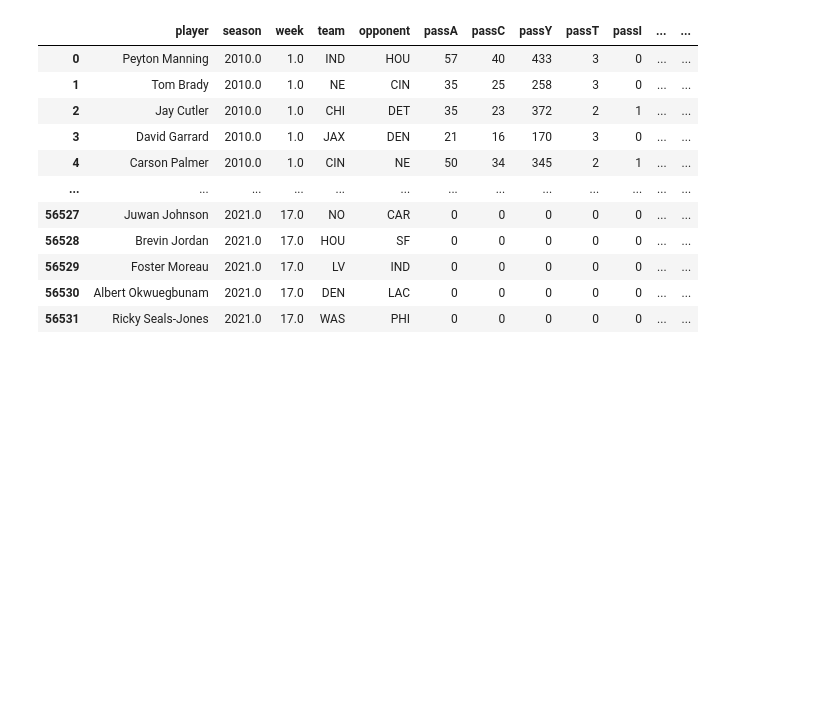
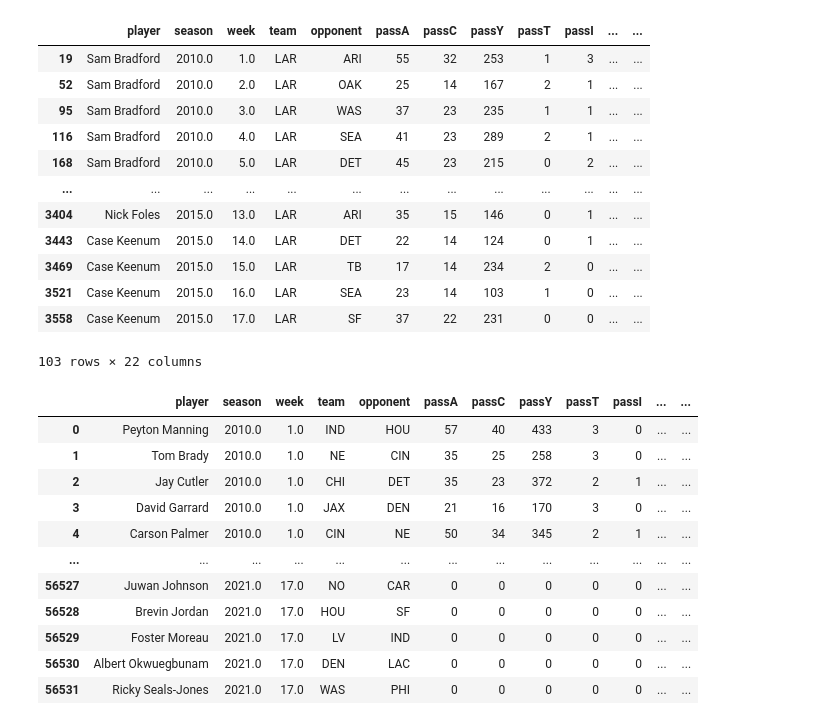
Before and after one commit to travisdharry/FantasyFootballPredictions, a Jupyter notebook: prepro_weekly.ipynb, the cells around one changed output. Saved outputs shown, nothing was run; the diff lists cells and outputs as text; code cells hidden in the pictures; blank space fills up the shorter version.

```diff
--- a/prepro_weekly.ipynb
+++ b/prepro_weekly.ipynb
@@ -52,6 +52,26 @@ for i in range(len(xl1)):
     posRank = str(posRank)
     xl1.at[i, 'posRank'] = posRank
 xl1['posRank'] = xl1['pos'] + xl1['posRank']
+# %%
+test=xl1
+test.team.replace(to_replace='STL', value='LAR', inplace=True)
+test.opponent.replace(to_replace='STL', value='LAR', inplace=True)
+
+test.loc[test.team=='LAR']
+# %% [output]
+|  | player | season | week | team | opponent | passA | passC | passY | passT | passI | ... | ... |
+| 19 | Sam Bradford | 2010.0 | 1.0 | LAR | ARI | 55 | 32 | 253 | 1 | 3 | ... | ... |
+| 52 | Sam Bradford | 2010.0 | 2.0 | LAR | OAK | 25 | 14 | 167 | 2 | 1 | ... | ... |
+| 95 | Sam Bradford | 2010.0 | 3.0 | LAR | WAS | 37 | 23 | 235 | 1 | 1 | ... | ... |
+| 116 | Sam Bradford | 2010.0 | 4.0 | LAR | SEA | 41 | 23 | 289 | 2 | 1 | ... | ... |
+| 168 | Sam Bradford | 2010.0 | 5.0 | LAR | DET | 45 | 23 | 215 | 0 | 2 | ... | ... |
+| ... | ... | ... | ... | ... | ... | ... | ... | ... | ... | ... | ... | ... |
+| 3404 | Nick Foles | 2015.0 | 13.0 | LAR | ARI | 35 | 15 | 146 | 0 | 1 | ... | ... |
+| 3443 | Case Keenum | 2015.0 | 14.0 | LAR | DET | 22 | 14 | 124 | 0 | 1 | ... | ... |
+| 3469 | Case Keenum | 2015.0 | 15.0 | LAR | TB | 17 | 14 | 234 | 2 | 0 | ... | ... |
+| 3521 | Case Keenum | 2015.0 | 16.0 | LAR | SEA | 23 | 14 | 103 | 1 | 0 | ... | ... |
+| 3558 | Case Keenum | 2015.0 | 17.0 | LAR | SF | 37 | 22 | 231 | 0 | 0 | ... | ... |
+103 rows × 22 columns
 # %%
 # Clean RBs
 xl2 = pd.read_csv('data_raw/weekly_rb.csv')
```
Also changed, not shown: parts of 1 cell of this notebook, 2 other files.
